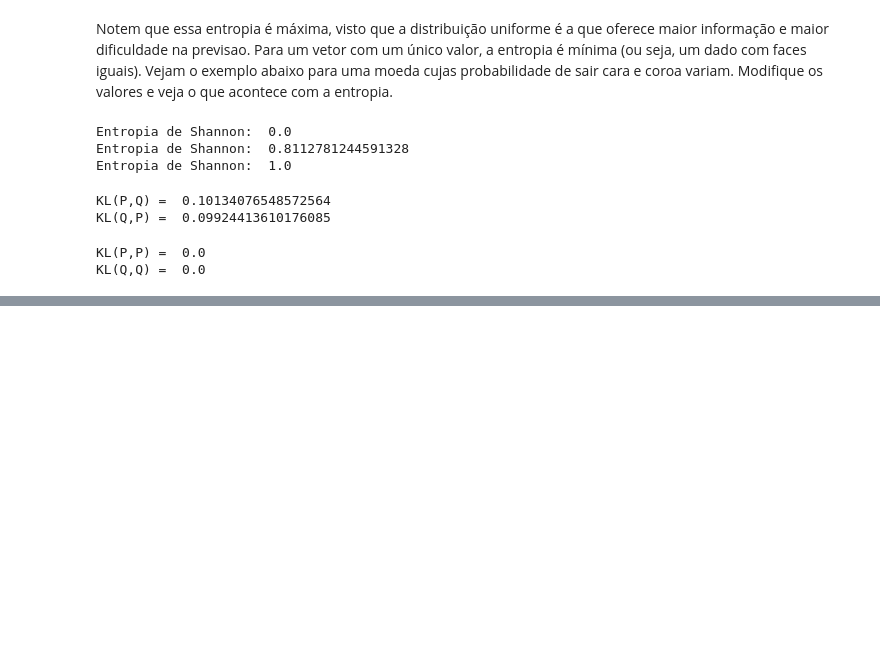
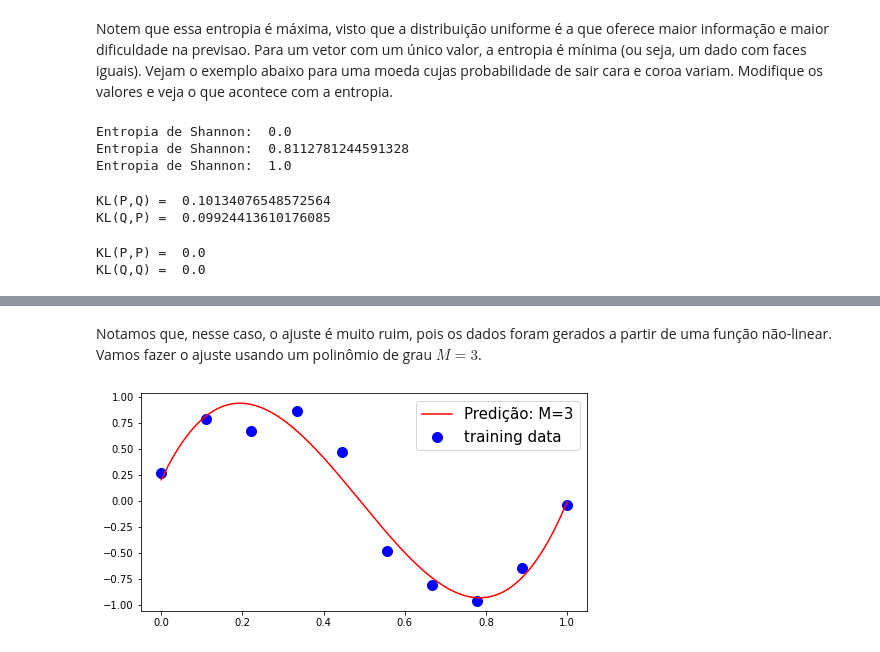
Before and after one commit to danielmf2/MBA-USP, a Jupyter notebook: Resumo - ICD.ipynb, the cells around one changed output, grey strips where cells are left out. Cells and saved outputs as stored; diff of their text form; code cells hidden in the pictures; blank space fills up the shorter version.

```diff
--- a/Resumo - ICD.ipynb
+++ b/Resumo - ICD.ipynb
@@ -395,0 +467,21 @@ KL(Q,Q) =  0.0
+# %% [markdown]
+Notamos que, nesse caso, o ajuste é muito ruim, pois os dados foram gerados a partir de uma função não-linear. Vamos fazer o ajuste usando um polinômio de grau $M=3$.
+# %%
+from sklearn.preprocessing import PolynomialFeatures
+# Define a matriz de atributos
+poly3 = PolynomialFeatures(degree=3)
+X = poly3.fit_transform(x_train)
+model = linear_model.LinearRegression()
+model.fit(X,y_train)
+
+# graficamos a curva obtida a partir da predição
+Xplot=poly3.fit_transform(xplot)
+Y_pred = model.predict(Xplot)
+fig = plt.figure(figsize=(8, 4))
+plt.plot(xplot, Y_pred, label='Predição: M=3', color = 'red')
+plt.scatter(x_train, y_train, facecolor="blue", edgecolor="b", s=100,
+            label="training data")
+plt.legend(fontsize=15)
+plt.show(True)
+# %% [output]
+[figure, added]
```
Also changed, not shown: parts of 96 cells of this notebook.
